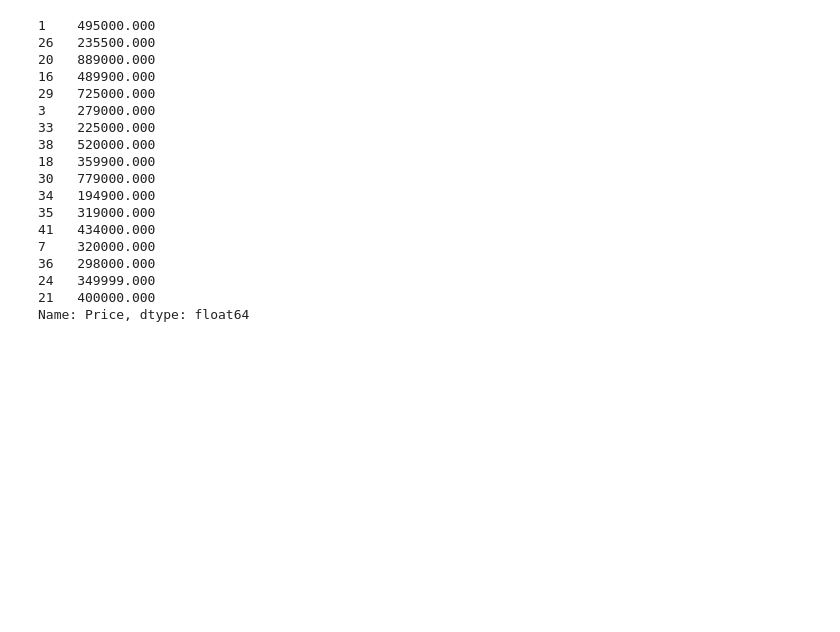
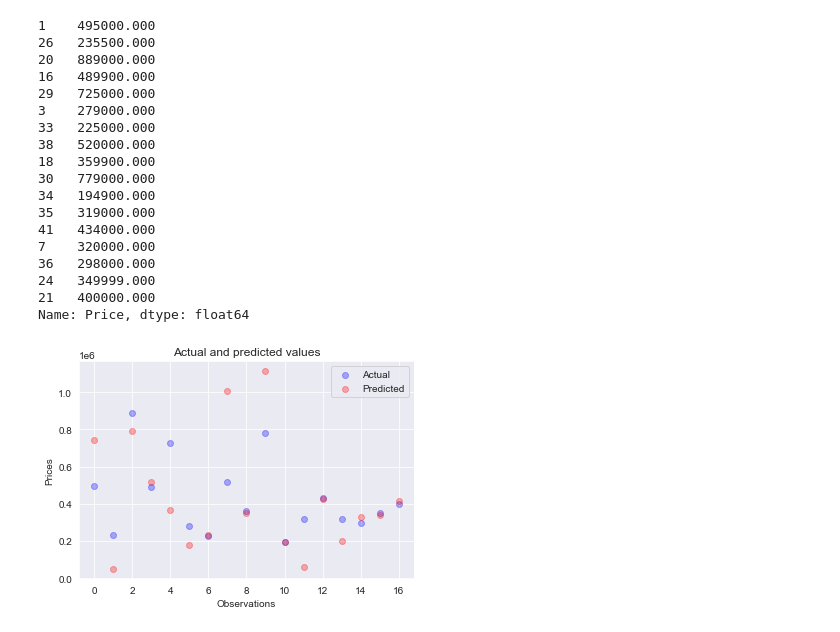
Before and after one commit to marcusdjr/orlando-housing, a Jupyter notebook: models.ipynb, the cells around one changed output. Saved outputs shown, nothing was run; the diff lists cells and outputs as text; code cells hidden in the pictures; blank space fills up the shorter version.

```diff
--- a/models.ipynb
+++ b/models.ipynb
@@ -211,3 +198,18 @@ y_test
 24   349999.000
 21   400000.000
 Name: Price, dtype: float64
+# %%
+#scatter plot that shows atual prices of homes and predicted prices of home and how they compare
+import matplotlib.pyplot as plt
+_, ax = plt.subplots()
+
+ax.scatter(x = range(0, y_test.size), y=y_test, c = 'blue', label = 'Actual', alpha = 0.3)
+ax.scatter(x = range(0, predictions.size), y=predictions, c = 'red', label = 'Predicted', alpha = 0.3)
+
+plt.title('Actual and predicted values')
+plt.xlabel('Observations')
+plt.ylabel('Prices')
+plt.legend()
+plt.show()
+# %% [output]
+[figure, added]
```
Also changed, not shown: parts of 8 cells of this notebook.
